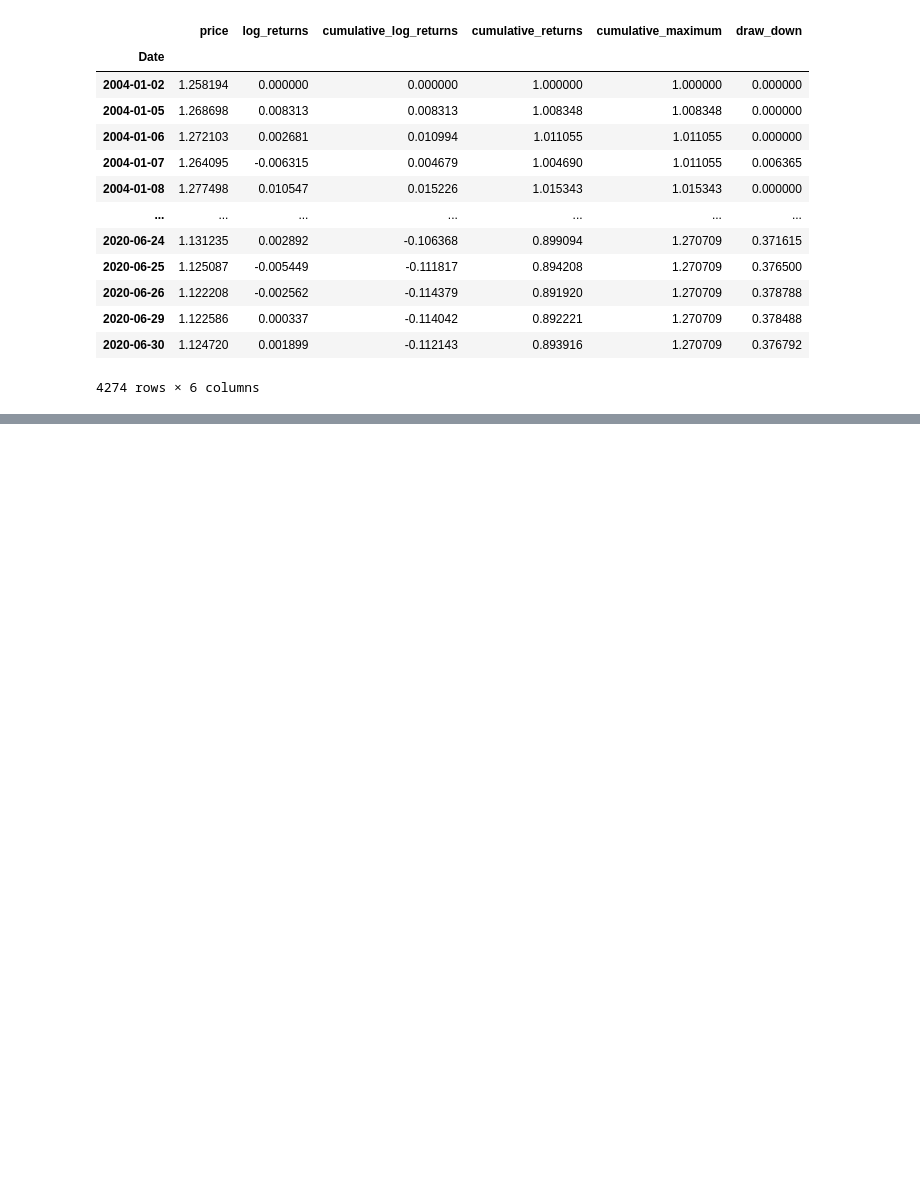
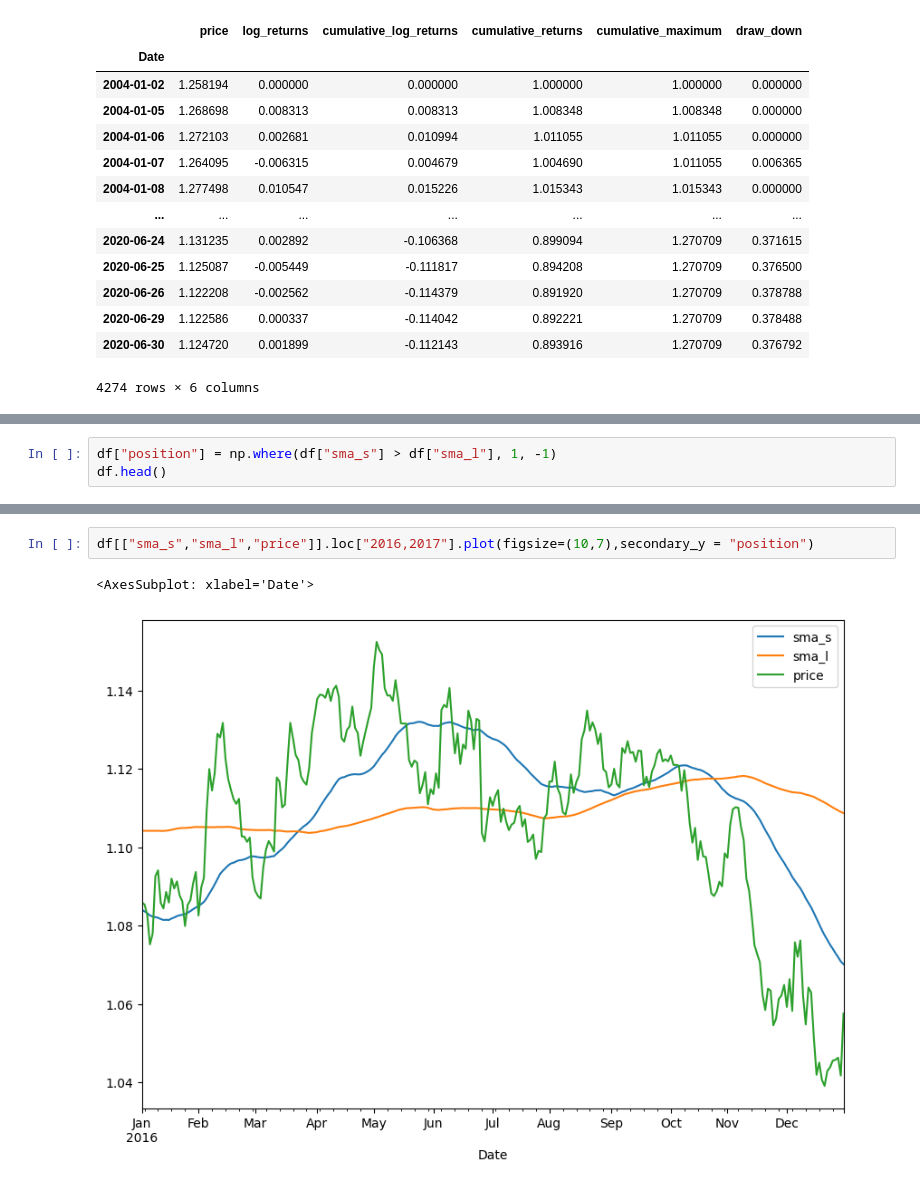
Before and after one commit to northpr/automated_trading, a Jupyter notebook: 03_sma_strategies.ipynb, the cells around one changed output, grey strips where cells are left out. Saved outputs shown, nothing was run; the diff lists cells and outputs as text; blank space fills up the shorter version.

```diff
--- a/03_sma_strategies.ipynb
+++ b/03_sma_strategies.ipynb
@@ -235,0 +275,3 @@ df
+# %%
+df["position"] = np.where(df["sma_s"] > df["sma_l"], 1, -1)
+df.head()
@@ -235,0 +286,5 @@ df
+# %%
+df[["sma_s","sma_l","price"]].loc["2016,2017"].plot(figsize=(10,7),secondary_y = "position")
+# %% [output]
+<AxesSubplot: xlabel='Date'>
+[figure, added]
```
Also changed, not shown: parts of 14 cells of this notebook, 1 other file.
